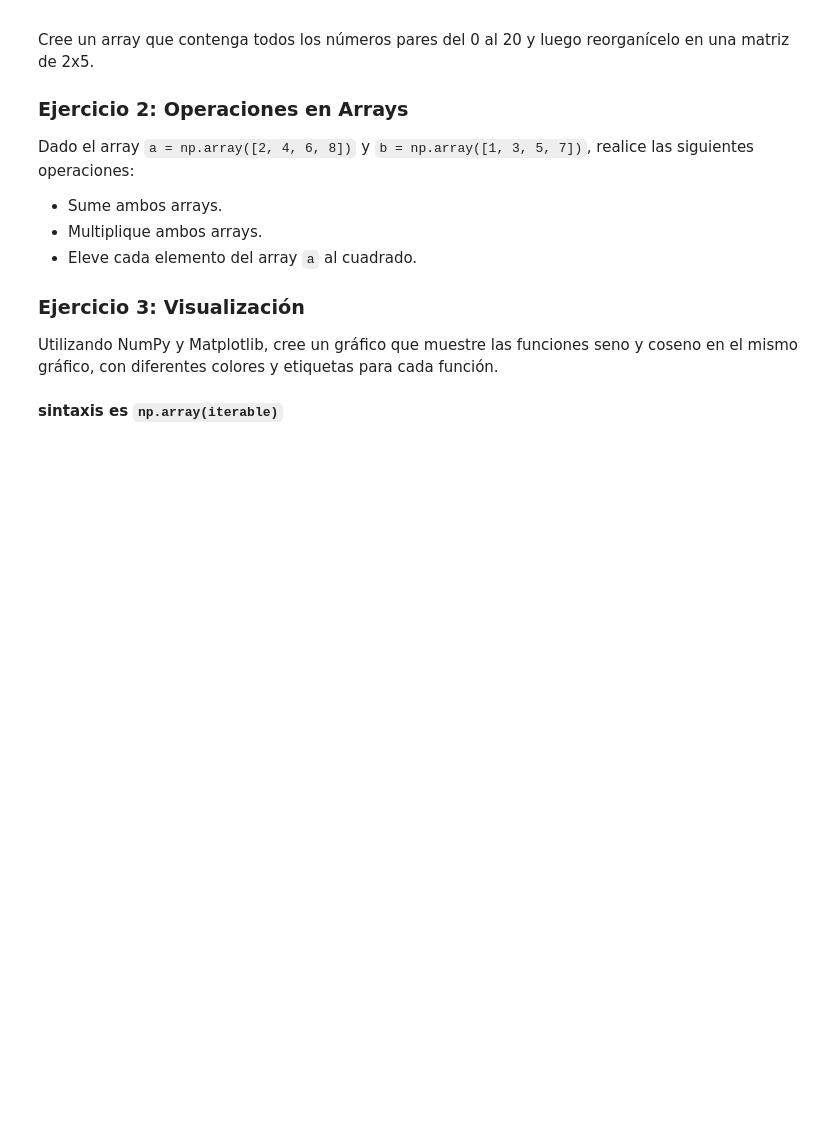
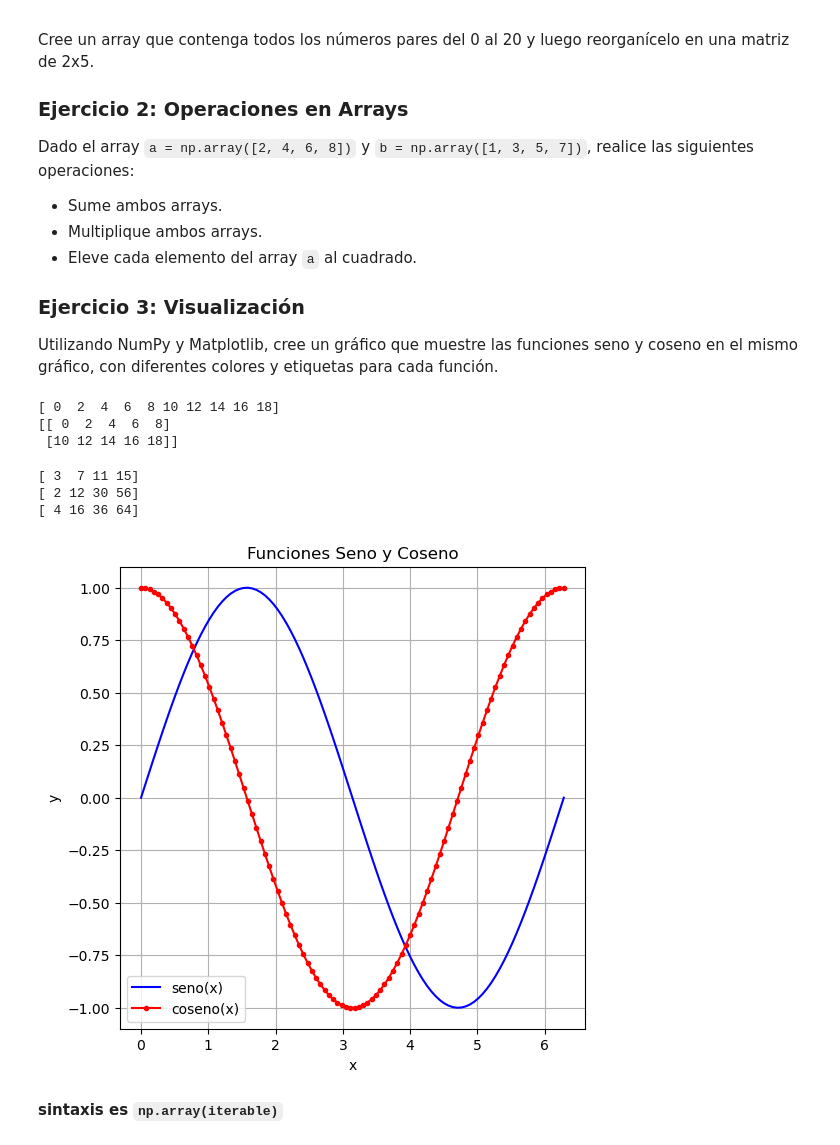
Before and after one commit to cpatagon/Python_Numerico, a Jupyter notebook: clases/01_Introduccion_python/03_01_numpy.ipynb, the cells around one changed output. Cells and saved outputs as stored; diff of their text form; code cells hidden in the pictures; blank space fills up the shorter version.

```diff
--- a/clases/01_Introduccion_python/03_01_numpy.ipynb
+++ b/clases/01_Introduccion_python/03_01_numpy.ipynb
@@ -106,3 +182,42 @@ a.dtype
+# %%
+import numpy as np
+import matplotlib.pyplot as plt
+
+pares = np.arange(0,20,2)
+resultados = pares.reshape(2,5)
+print(pares)
+print(resultados)
+# %% [output]
+[ 0  2  4  6  8 10 12 14 16 18]
+[[ 0  2  4  6  8]
+ [10 12 14 16 18]]
+# %%
+a = np.array([2, 4, 6, 8])
+b = np.array([1, 3, 5, 7])
+
+print(a+b)
+print(a*b)
+print(a**2)
+# %% [output]
+[ 3  7 11 15]
+[ 2 12 30 56]
+[ 4 16 36 64]
+# %%
+x = np.linspace(0,2*np.pi,100)
+y_sin= np.sin(x)
+y_cos= np.cos(x)
+
+plt.figure(figsize=(6,6))
+plt.plot(x,y_sin, '-b', label='seno(x)')
+plt.plot(x,y_cos, '.-r', label='coseno(x)')
+plt.title('Funciones Seno y Coseno')
+plt.xlabel('x')
+plt.ylabel('y')
+plt.legend()
+plt.grid(True)
+plt.show()
+# %% [output]
+[figure, added]
 # %%
 a.size # atributo de ndarray
 # %%
```
Also changed, not shown: parts of 20 cells of this notebook, 11 other files.
